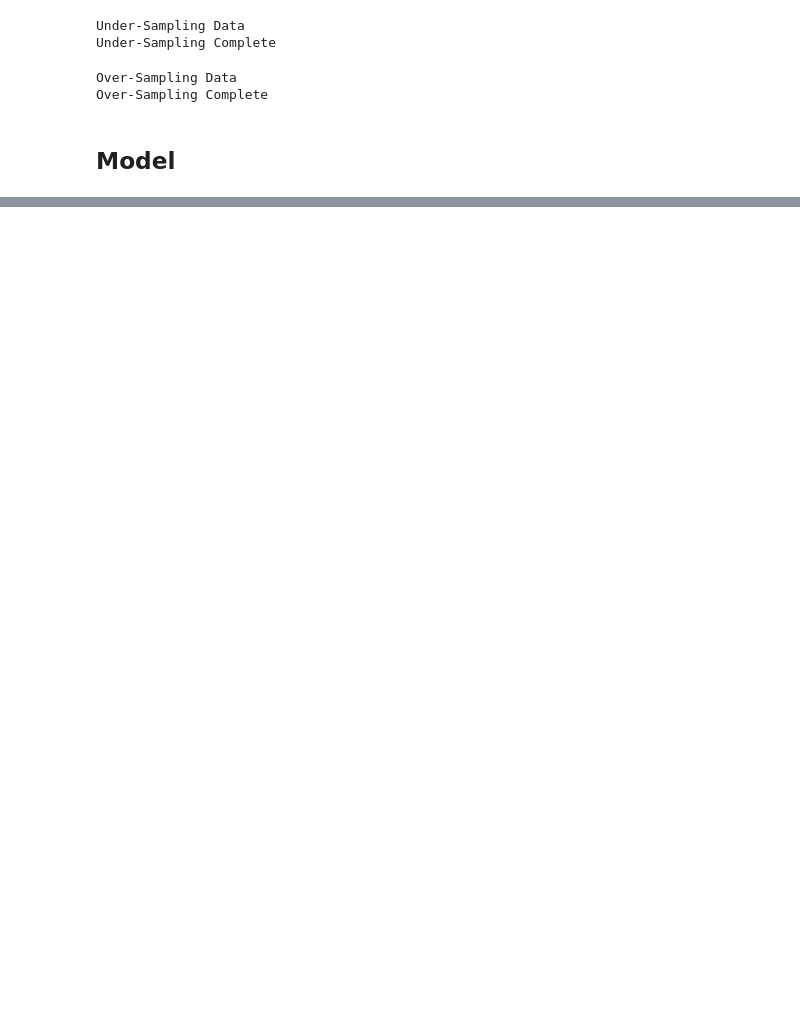
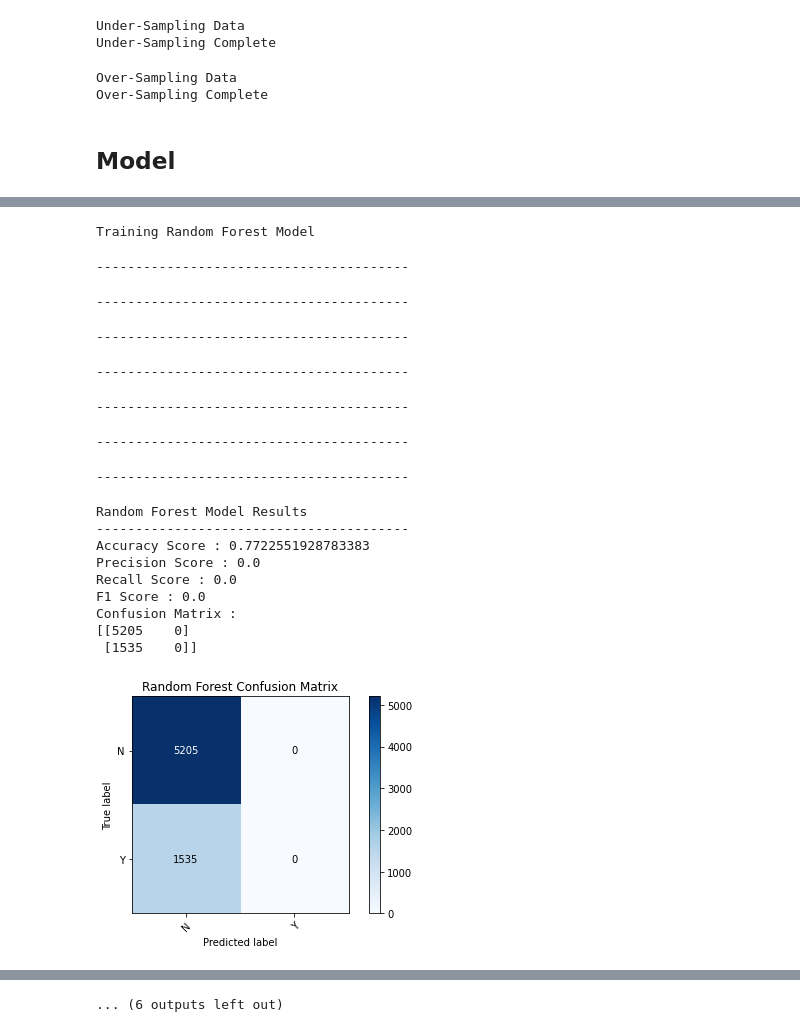
Before and after one commit to Amstelz/fake-review-detection, a Jupyter notebook: Code/kl_feature_importance.ipynb, the cells around one changed output, grey strips where cells are left out. Cells and saved outputs as stored; diff of their text form; code cells hidden in the pictures; blank space fills up the shorter version.

```diff
--- a/Code/kl_feature_importance.ipynb
+++ b/Code/kl_feature_importance.ipynb
@@ -12,2 +13,4 @@ import Utils.learning as learning
+# %%
+experiment_name = "Unigram Model"
 # %%
 pd.set_option('display.max_columns', None)
@@ -14,7 +21,7 @@ pd.set_option('display.max_columns', None)
 # %% [markdown]
 ## Feature Engineering
 # %%
-def feature_engineering_one_hot(df:pd.DataFrame, N:int = None):
+def feature_engineering_one_hot(df:pd.DataFrame, N:int = None) -> pd.DataFrame:
     with open("../Data/top_word/top_fake_word.txt", "r") as f:
         fake_words = dataframe_helper.string_to_list(f.read())
 
@@ -54,6 +61,7 @@ def feature_engineering_one_hot(df:pd.DataFrame, N:int = None):
 
     result = dataframe_helper.onehot(result, 'fakeWordsOneHot', fake_words, 'fake')
     result = dataframe_helper.onehot(result, 'nonFakeWordsOneHot', non_fake_words, 'non fake')
+
     result['reviewContent'] = df['reviewContent']
     result['flagged'] = df['flagged']
 
@@ -132,9 +138,9 @@ Over-Sampling Complete
 # %% [markdown]
 ## Model
 # %%
-rf = RandomForestClassifier(random_state=42, criterion='entropy', max_depth=14, max_features='auto',
-                            n_estimators=500)
+rf = RandomForestClassifier(random_state=42, criterion='entropy', max_depth=14, max_features='auto', n_estimators=500)
 nb = GaussianNB()
 # %%
-# model, results, feature = learning.semi_supervised_learning(df, model=rf, threshold=0.7, iterations=15, algorithm='Random Forest')
-# model, results, feature = learning.semi_supervised_learning(df, model=nb, threshold=0.7, iterations=15, algorithm='Naive Bayes')
+learning.semi_supervised_learning(df, experiment_name, df_type='normal', model=rf, threshold=0.7, iterations=7, algorithm='Random Forest', target_column='flagged', log=True)
+learning.semi_supervised_learning(df, experiment_name, df_type='normal', model=nb, threshold=0.7, iterations=7, algorithm='Naive Bayes', target_column='flagged', log=True)
+# %% [output]
@@ -140,0 +148,18 @@ nb = GaussianNB()
+Training Random Forest Model
+----------------------------------------
+----------------------------------------
+----------------------------------------
+----------------------------------------
+----------------------------------------
+----------------------------------------
+----------------------------------------
+Random Forest Model Results
+----------------------------------------
+Accuracy Score : 0.7722551928783383
+Precision Score : 0.0
+Recall Score : 0.0
+F1 Score : 0.0
+Confusion Matrix :
+[[5205    0]
+ [1535    0]]
+[figure, added]
@@ -141 +167,2 @@ nb = GaussianNB()
+... (6 outputs left out)
 # %%
```
Also changed, not shown: parts of 10 cells of this notebook, 21 other files.
